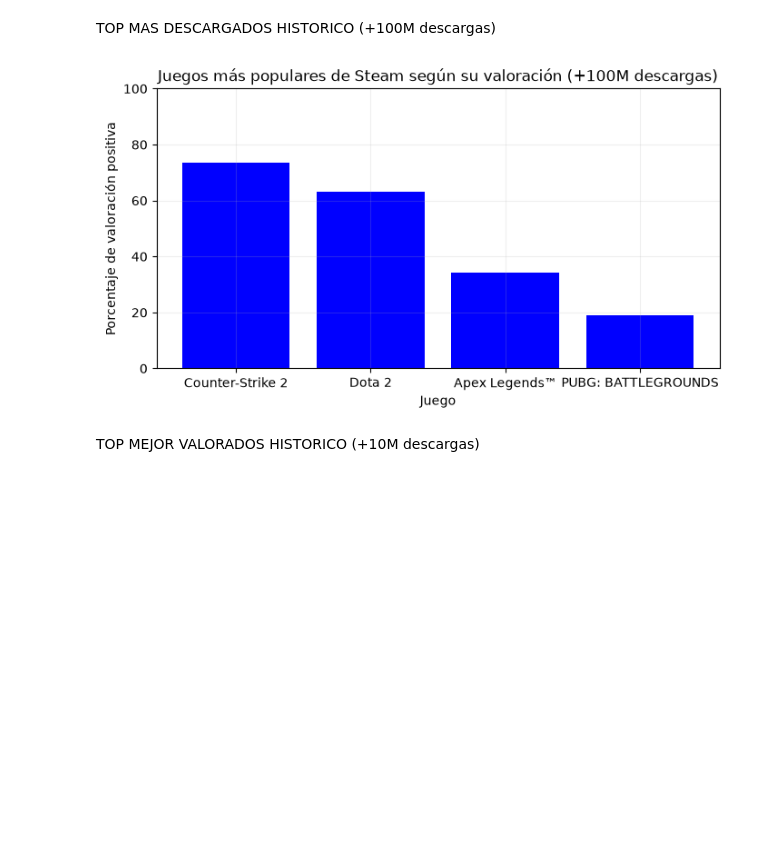
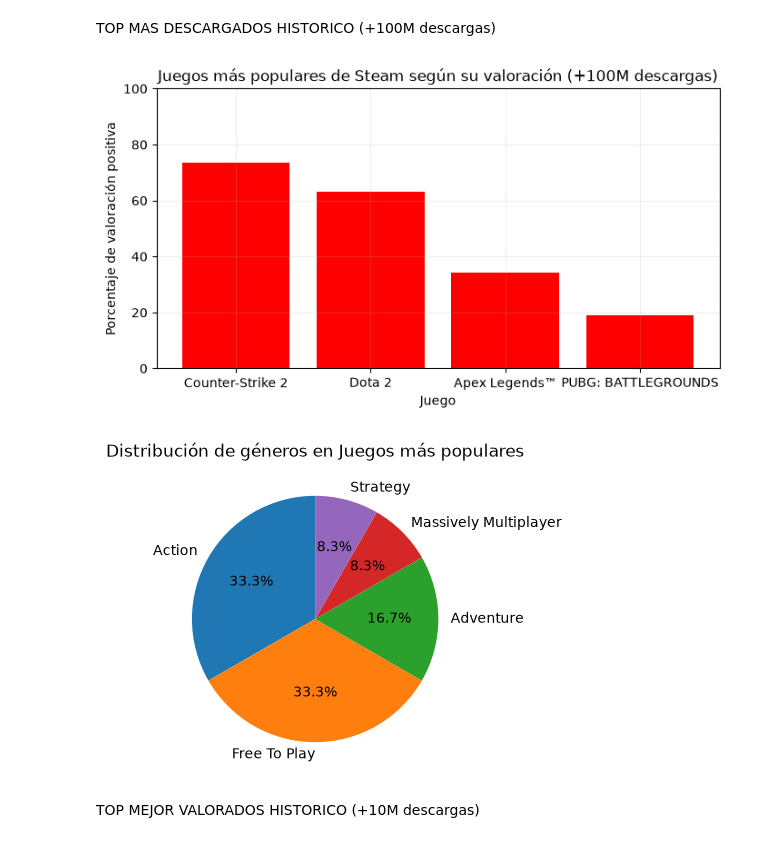
Before and after one commit to estebanler00/proyecto-final-data-analysis, a Jupyter notebook: notebooks/analisis-esteban.ipynb, the cells around one changed output. Cells and saved outputs as stored; diff of their text form; code cells hidden in the pictures; blank space fills up the shorter version.

```diff
--- a/notebooks/analisis-esteban.ipynb
+++ b/notebooks/analisis-esteban.ipynb
@@ -192,7 +223,7 @@ TOP MAS DESCARGADOS HISTORICO (+100M descargas)
 top_best_seller1 = top_best_seller1.sort_values(by="good_rating", ascending=False)
 
 fig, ax = plt.subplots(figsize = (8,4))
-ax.bar(top_best_seller1.name, top_best_seller1.good_rating, color="blue")
+ax.bar(top_best_seller1.name, top_best_seller1.good_rating, color="red")
 ax.set_title("Juegos más populares de Steam según su valoración (+100M descargas)")
 ax.set_xlabel("Juego")
 ax.set_ylabel("Porcentaje de valoración positiva")
@@ -200,7 +231,21 @@ ax.set_ylim(0, 100)
 ax.grid(alpha=0.2)
 plt.show()
 # %% [output]
-[figure, old version]
+[figure, new version]
+# %%
+#Géneros de los más vendidos en %
+
+porcentaje_genre_topbs = ((conteo_genres_topbs / len(conteo_genres_topbs)) * 100).round(2)
+
+porcentaje_genre_topbs
+conteo_genres_topbs
+
+fig, ax = plt.subplots(figsize = (8,4))
+ax.pie(conteo_genres_topbs.values, labels=conteo_genres_topbs.index,  autopct="%1.1f%%", startangle=90)
+ax.set_title("Distribución de géneros en Juegos más populares")
+plt.show()
+# %% [output]
+[figure, added]
 # %% [markdown]
 TOP MEJOR VALORADOS HISTORICO (+10M descargas)
 # %%
```
Also changed, not shown: parts of 23 cells of this notebook.
